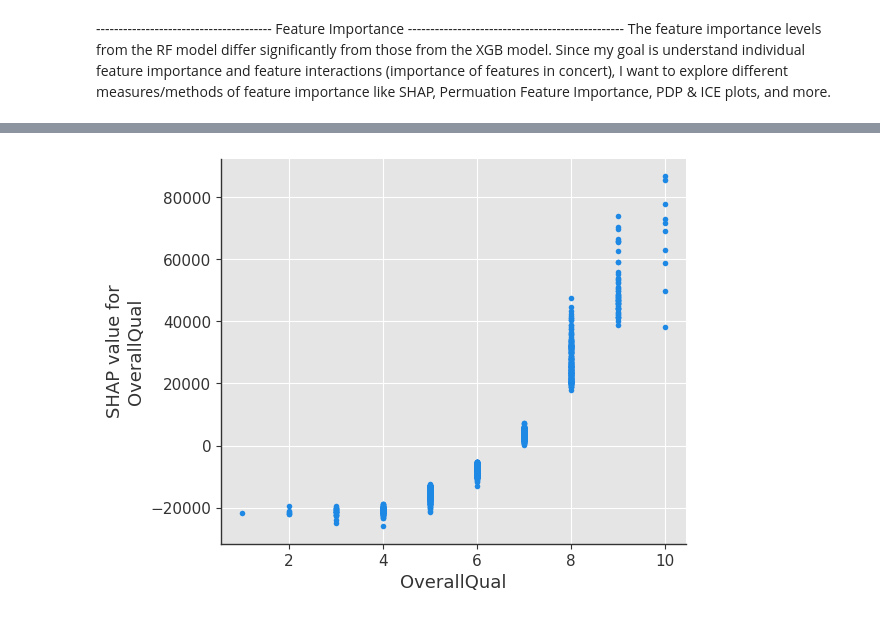
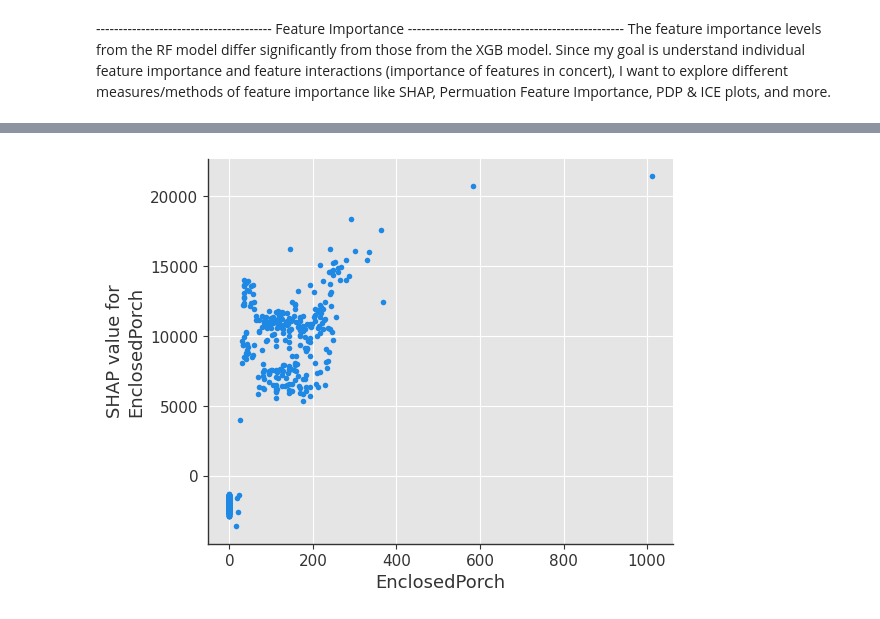
Before and after one commit to willfreeman1/AMES, a Jupyter notebook: ML_models_RF&XGB.ipynb, the cells around one changed output, grey strips where cells are left out. Drawn from its saved outputs; the diff is of its cells as text; code cells hidden in the pictures.

```diff
--- a/ML_models_RF&XGB.ipynb
+++ b/ML_models_RF&XGB.ipynb
@@ -535,3 +651,33 @@ random_search.fit(X_train, y_train)
 print("Best parameters:", random_search.best_params_)
 # %% [output]
 Best parameters: {'regressor__colsample_bytree': 0.8167004271583629, 'regressor__gamma': 0.12007280938909654, 'regressor__learning_rate': 0.05551799686519835, 'regressor__max_depth': 3, 'regressor__mi ...
+# %%
+# Check model sensitivity to hyperparameters
+from sklearn.model_selection import RandomizedSearchCV
+from sklearn.metrics import make_scorer, r2_score, mean_squared_error
+from scipy.stats import uniform, randint
+import numpy as np
+
+# Custom scorer for RMSE
+def rmse(y_true, y_pred):
+    return np.sqrt(mean_squared_error(y_true, y_pred))
+
+rmse_scorer = make_scorer(rmse, greater_is_better=False)
+
+# Multiple scoring metrics
+scoring = {'R2': 'r2', 'RMSE': rmse_scorer}
+
+# Randomized search
+random_search = RandomizedSearchCV(xgb_pipeline, param_distributions=param_dist,
+                                   n_iter=100, cv=5, scoring=scoring, refit='RMSE',
+                                   random_state=42, n_jobs=-1)
+
+# Fit random search model
+random_search.fit(X_train, y_train)
+
+# Best parameters
+print("Best parameters:", random_search.best_params_)
+
+# Best scores
+print("Best RMSE:", -random_search.cv_results_['mean_test_RMSE'][random_search.best_index_])
+print("Best R2:", random_search.cv_results_['mean_test_R2'][random_search.best_index_])
@@ -1198,7 +1610,7 @@ Please use `csr_matrix` from the `scipy.sparse` namespace, the `scipy.sparse.csr
 import matplotlib.pyplot as plt
 
 # Define feature name
-feature_name = 'OverallQual'
+feature_name = 'EnclosedPorch'
 
 # Create SHAP explainer for the model
 explainer = shap.Explainer(xgb_model, X_train_preprocessed)
@@ -1213 +1625 @@ shap.dependence_plot(feature_name, shap_values, X_train_preprocessed, feature_na
-[figure, old version]
+[figure, new version]
```
Also changed, not shown: parts of 22 cells of this notebook, 5 other files.
